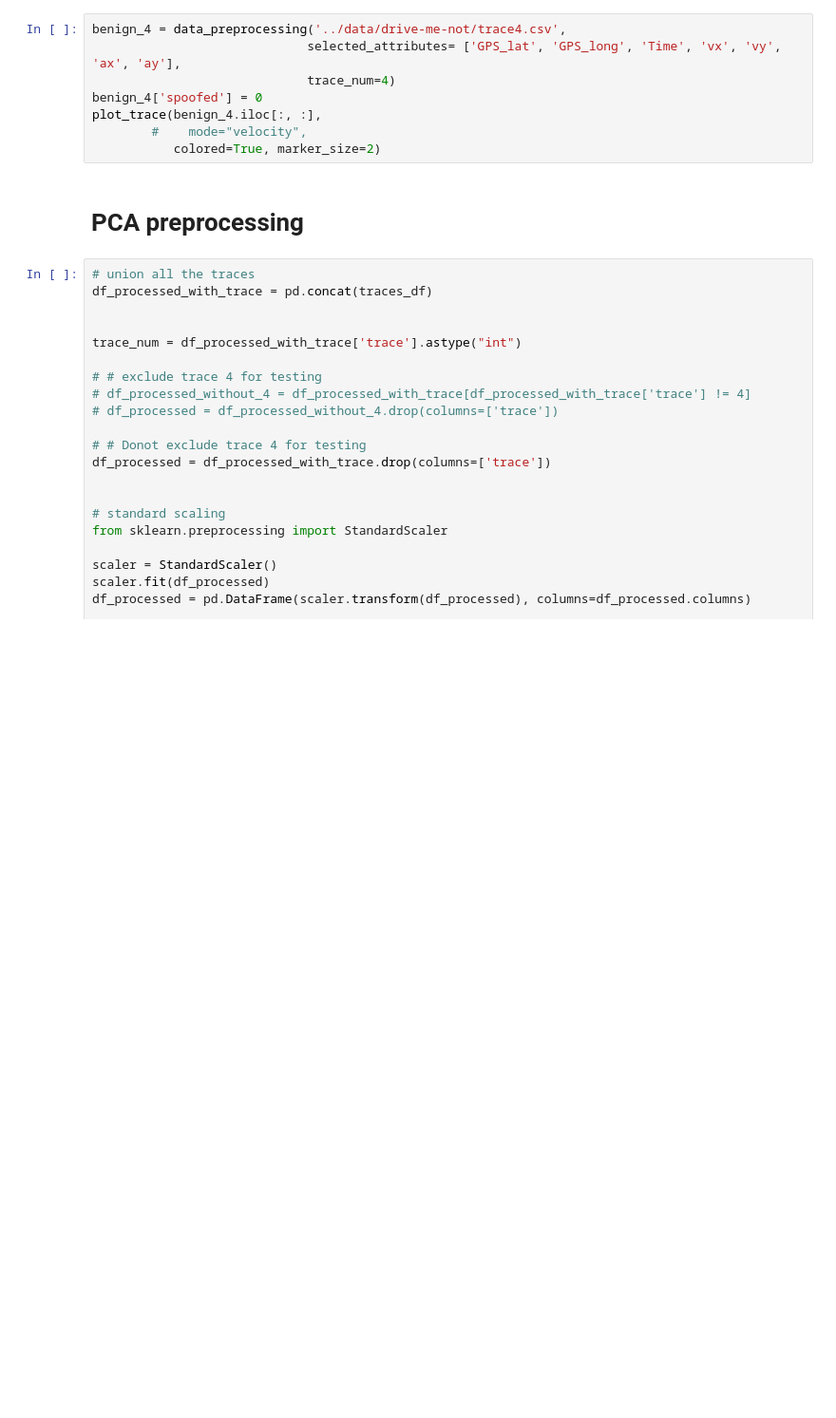
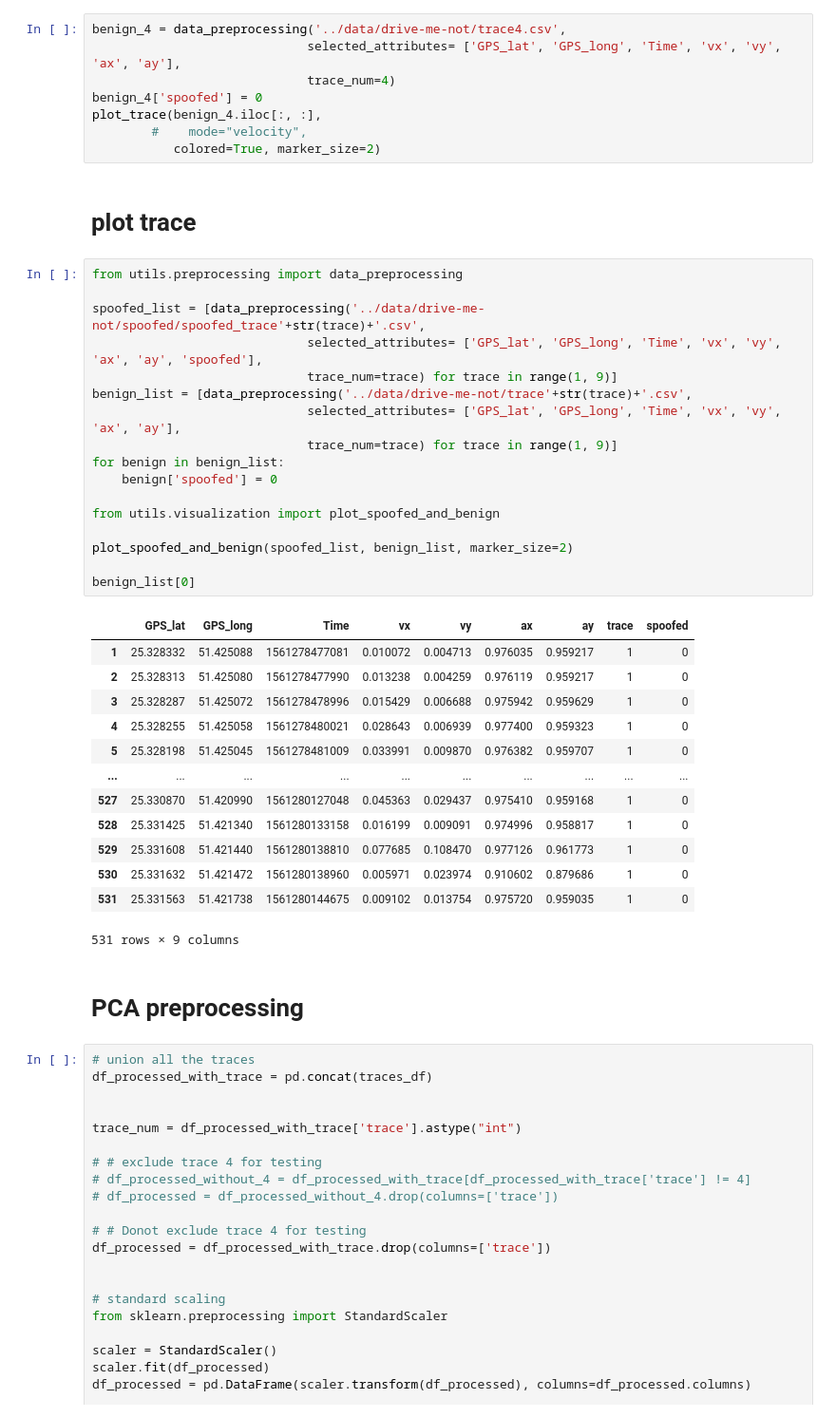
Before and after one commit to gitkeniwo/gps-spoofing-detection, a Jupyter notebook: notebooks/whelan.ipynb, the cells around one changed output. Shown at 95% size. Drawn from its saved outputs; the diff is of its cells as text; blank space fills up the shorter version.

Commit message:
update visualization

```diff
--- a/notebooks/whelan.ipynb
+++ b/notebooks/whelan.ipynb
@@ -141,6 +243,39 @@ benign_4['spoofed'] = 0
 plot_trace(benign_4.iloc[:, :],
         #    mode="velocity",
            colored=True, marker_size=2)
+# %% [markdown]
+# plot trace
+# %%
+from utils.preprocessing import data_preprocessing
+
+spoofed_list = [data_preprocessing('../data/drive-me-not/spoofed/spoofed_trace'+str(trace)+'.csv',
+                             selected_attributes= ['GPS_lat', 'GPS_long', 'Time', 'vx', 'vy', 'ax', 'ay', 'spoofed'],
+                             trace_num=trace) for trace in range(1, 9)]
+benign_list = [data_preprocessing('../data/drive-me-not/trace'+str(trace)+'.csv',
+                             selected_attributes= ['GPS_lat', 'GPS_long', 'Time', 'vx', 'vy', 'ax', 'ay'],
+                             trace_num=trace) for trace in range(1, 9)]
+for benign in benign_list:
+    benign['spoofed'] = 0
+
+from utils.visualization import plot_spoofed_and_benign
+
+plot_spoofed_and_benign(spoofed_list, benign_list, marker_size=2)
+
+benign_list[0]
+# %% [output]
+|  | GPS_lat | GPS_long | Time | vx | vy | ax | ay | trace | spoofed |
+| 1 | 25.328332 | 51.425088 | 1561278477081 | 0.010072 | 0.004713 | 0.976035 | 0.959217 | 1 | 0 |
+| 2 | 25.328313 | 51.425080 | 1561278477990 | 0.013238 | 0.004259 | 0.976119 | 0.959217 | 1 | 0 |
+| 3 | 25.328287 | 51.425072 | 1561278478996 | 0.015429 | 0.006688 | 0.975942 | 0.959629 | 1 | 0 |
+| 4 | 25.328255 | 51.425058 | 1561278480021 | 0.028643 | 0.006939 | 0.977400 | 0.959323 | 1 | 0 |
+| 5 | 25.328198 | 51.425045 | 1561278481009 | 0.033991 | 0.009870 | 0.976382 | 0.959707 | 1 | 0 |
+| ... | ... | ... | ... | ... | ... | ... | ... | ... | ... |
+| 527 | 25.330870 | 51.420990 | 1561280127048 | 0.045363 | 0.029437 | 0.975410 | 0.959168 | 1 | 0 |
+| 528 | 25.331425 | 51.421340 | 1561280133158 | 0.016199 | 0.009091 | 0.974996 | 0.958817 | 1 | 0 |
+| 529 | 25.331608 | 51.421440 | 1561280138810 | 0.077685 | 0.108470 | 0.977126 | 0.961773 | 1 | 0 |
+| 530 | 25.331632 | 51.421472 | 1561280138960 | 0.005971 | 0.023974 | 0.910602 | 0.879686 | 1 | 0 |
+| 531 | 25.331563 | 51.421738 | 1561280144675 | 0.009102 | 0.013754 | 0.975720 | 0.959035 | 1 | 0 |
+531 rows × 9 columns
 # %% [markdown]
 # PCA preprocessing
 # %%
```
Also changed, not shown: parts of 5 cells of this notebook, 2 other files.
